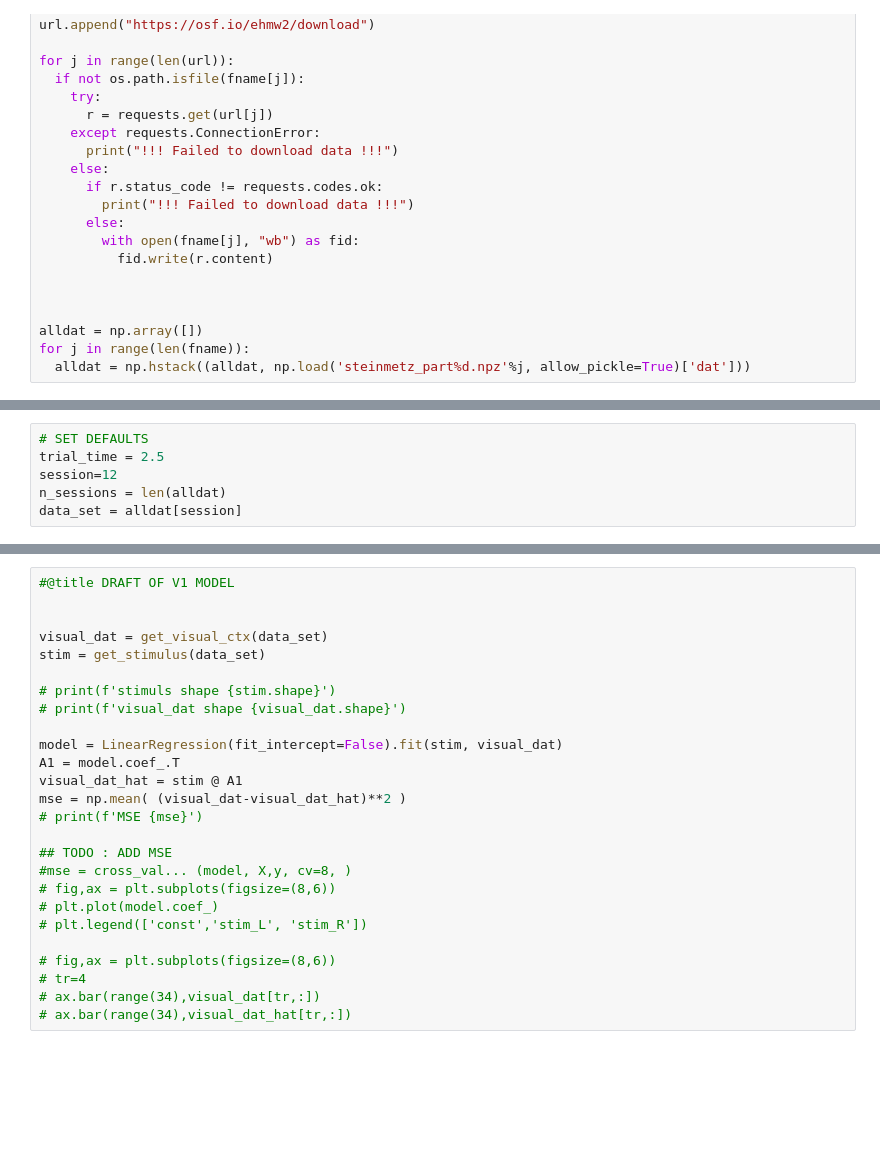
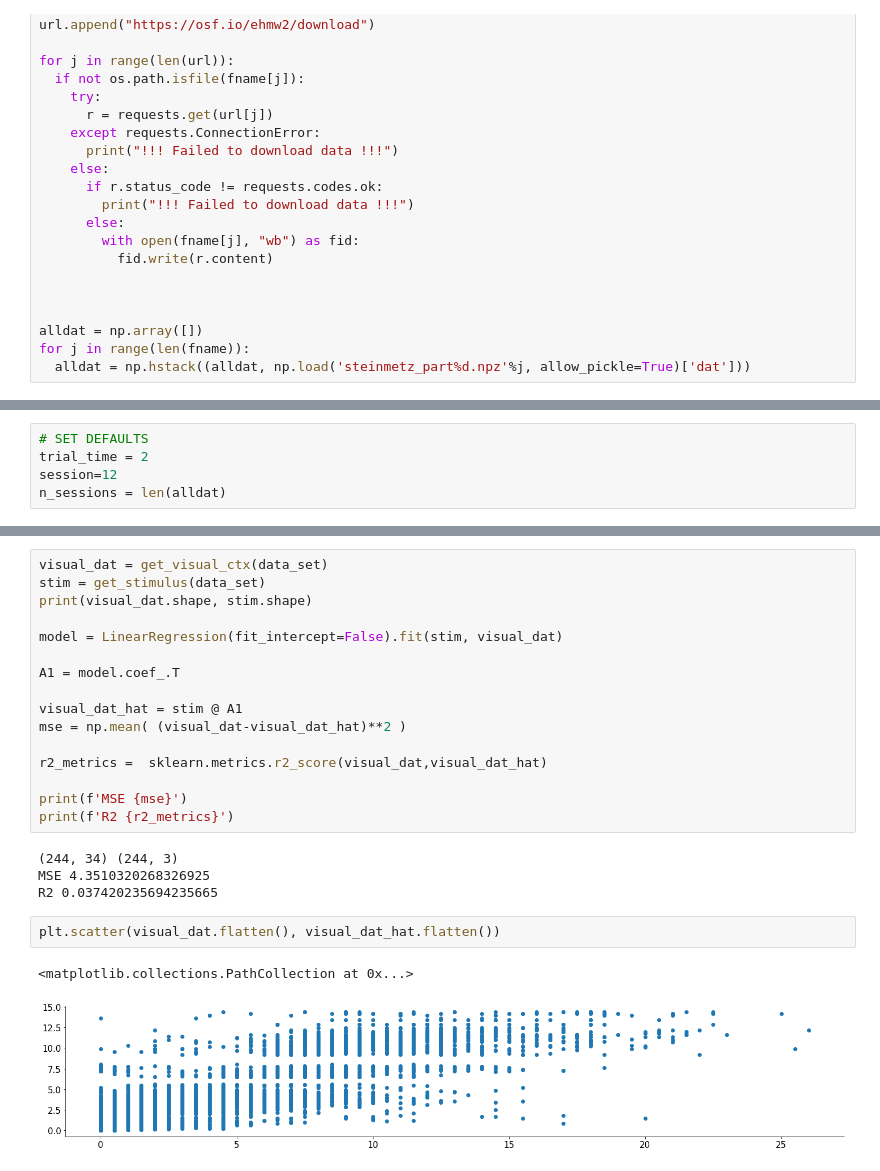
Before and after one commit to mgonzal1/nma_wombat_connectivy_project, a Jupyter notebook: connectivity.ipynb, the cells around one changed output, grey strips where cells are left out. Cells and saved outputs as stored; diff of their text form; blank space fills up the shorter version.

```diff
--- a/connectivity.ipynb
+++ b/connectivity.ipynb
@@ -86,6 +85,5 @@ interactive(children=(IntSlider(value=3, description='min_areas', max=7), Output
 # %%
 # SET DEFAULTS
-trial_time = 2.5
+trial_time = 2
 session=12
 n_sessions = len(alldat)
-data_set = alldat[session]
@@ -193,26 +221,25 @@ def get_binary_response(data_set):
 # %%
-#@title DRAFT OF V1 MODEL
-
-
 visual_dat = get_visual_ctx(data_set)
 stim = get_stimulus(data_set)
-
-# print(f'stimuls shape {stim.shape}')
-# print(f'visual_dat shape {visual_dat.shape}')
+print(visual_dat.shape, stim.shape)
 
 model = LinearRegression(fit_intercept=False).fit(stim, visual_dat)
+
 A1 = model.coef_.T
+
 visual_dat_hat = stim @ A1
 mse = np.mean( (visual_dat-visual_dat_hat)**2 )
-# print(f'MSE {mse}')
 
-## TODO : ADD MSE
-#mse = cross_val... (model, X,y, cv=8, )
-# fig,ax = plt.subplots(figsize=(8,6))
-# plt.plot(model.coef_)
-# plt.legend(['const','stim_L', 'stim_R'])
+r2_metrics =  sklearn.metrics.r2_score(visual_dat,visual_dat_hat)
 
-# fig,ax = plt.subplots(figsize=(8,6))
-# tr=4
-# ax.bar(range(34),visual_dat[tr,:])
-# ax.bar(range(34),visual_dat_hat[tr,:])
+print(f'MSE {mse}')
+print(f'R2 {r2_metrics}')
+# %% [output]
+(244, 34) (244, 3)
+MSE 4.3510320268326925
+R2 0.037420235694235665
+# %%
+plt.scatter(visual_dat.flatten(), visual_dat_hat.flatten())
+# %% [output]
+<matplotlib.collections.PathCollection at 0x...>
+[figure, added]
```
Also changed, not shown: parts of 12 cells of this notebook.
